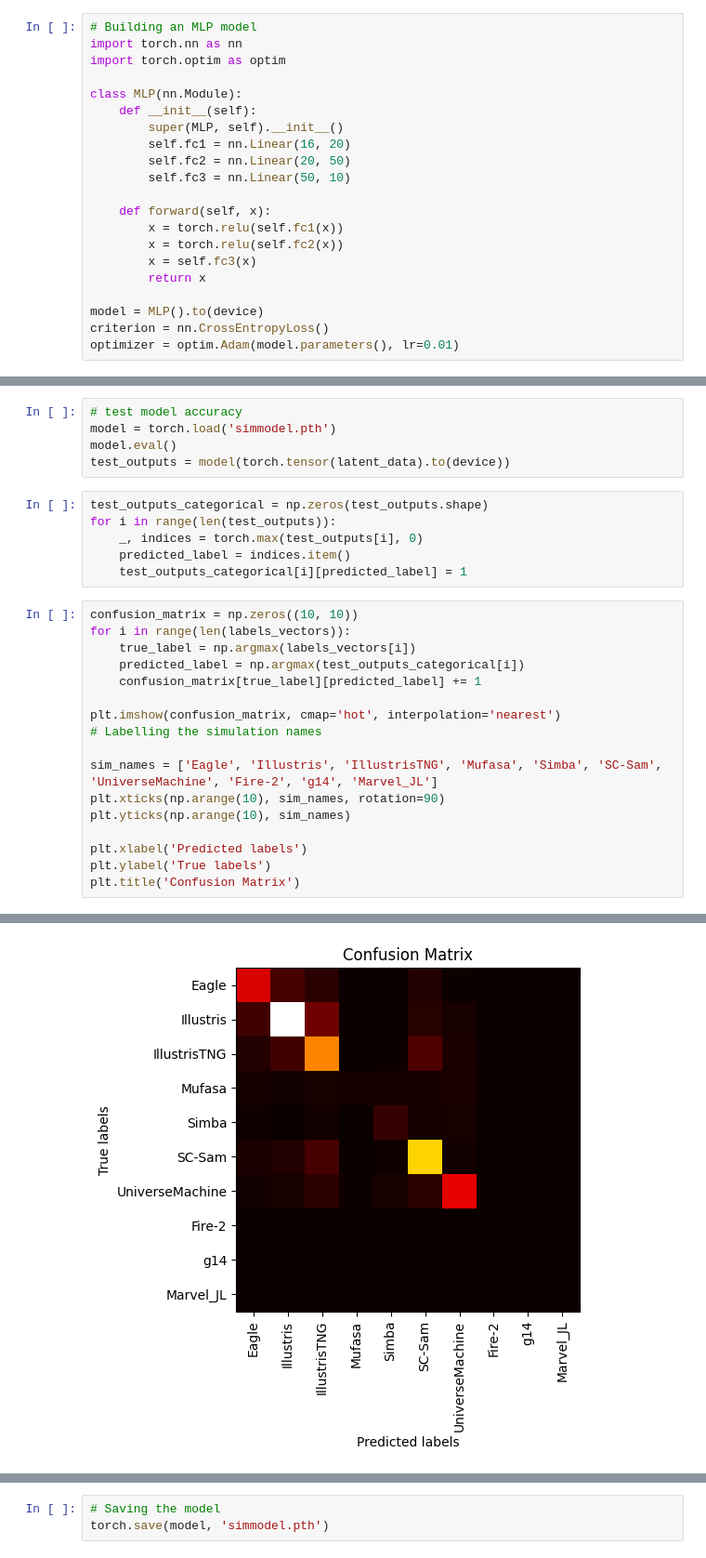
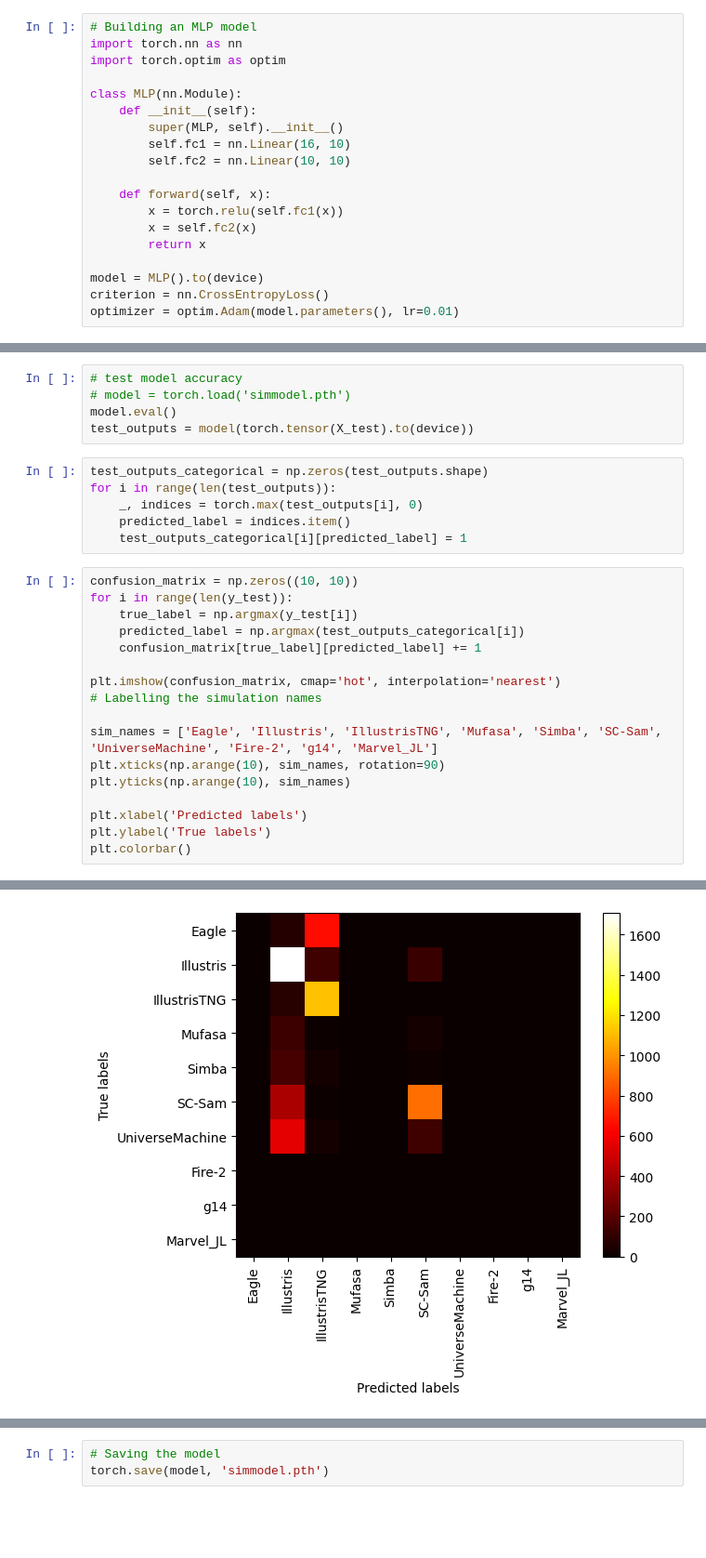
Before and after one commit to harrypenguin/Astrostatistics-Models, a Jupyter notebook: SimIdentifierMLP.ipynb, the cells around one changed output, grey strips where cells are left out. Shown: that part at 93% size. Saved outputs shown, nothing was run; the diff lists cells and outputs as text; blank space fills up the shorter version.

```diff
--- a/SimIdentifierMLP.ipynb
+++ b/SimIdentifierMLP.ipynb
@@ -51,14 +51,12 @@ import torch.optim as optim
 class MLP(nn.Module):
     def __init__(self):
         super(MLP, self).__init__()
-        self.fc1 = nn.Linear(16, 20)
-        self.fc2 = nn.Linear(20, 50)
-        self.fc3 = nn.Linear(50, 10)
+        self.fc1 = nn.Linear(16, 10)
+        self.fc2 = nn.Linear(10, 10)
 
     def forward(self, x):
         x = torch.relu(self.fc1(x))
-        x = torch.relu(self.fc2(x))
-        x = self.fc3(x)
+        x = self.fc2(x)
         return x
 
 model = MLP().to(device)
@@ -135,8 +138,8 @@ plt.plot(val_losses)
 # %%
 # test model accuracy
-model = torch.load('simmodel.pth')
+# model = torch.load('simmodel.pth')
 model.eval()
-test_outputs = model(torch.tensor(latent_data).to(device))
+test_outputs = model(torch.tensor(X_test).to(device))
 # %%
 test_outputs_categorical = np.zeros(test_outputs.shape)
 for i in range(len(test_outputs)):
@@ -145,8 +148,8 @@ for i in range(len(test_outputs)):
     test_outputs_categorical[i][predicted_label] = 1
 # %%
 confusion_matrix = np.zeros((10, 10))
-for i in range(len(labels_vectors)):
-    true_label = np.argmax(labels_vectors[i])
+for i in range(len(y_test)):
+    true_label = np.argmax(y_test[i])
     predicted_label = np.argmax(test_outputs_categorical[i])
     confusion_matrix[true_label][predicted_label] += 1
 
@@ -159,5 +162,5 @@ plt.yticks(np.arange(10), sim_names)
 
 plt.xlabel('Predicted labels')
 plt.ylabel('True labels')
-plt.title('Confusion Matrix')
+plt.colorbar()
 # %% [output]
@@ -165,4 +168,4 @@ Text(0.5, 1.0, 'Confusion Matrix')
-[figure, old version]
+[figure, new version]
 # %%
 # Printing the confusion matrix without scientific notation
 np.set_printoptions(suppress=True)
```
Also changed, not shown: parts of 7 cells of this notebook, 4 other files.
